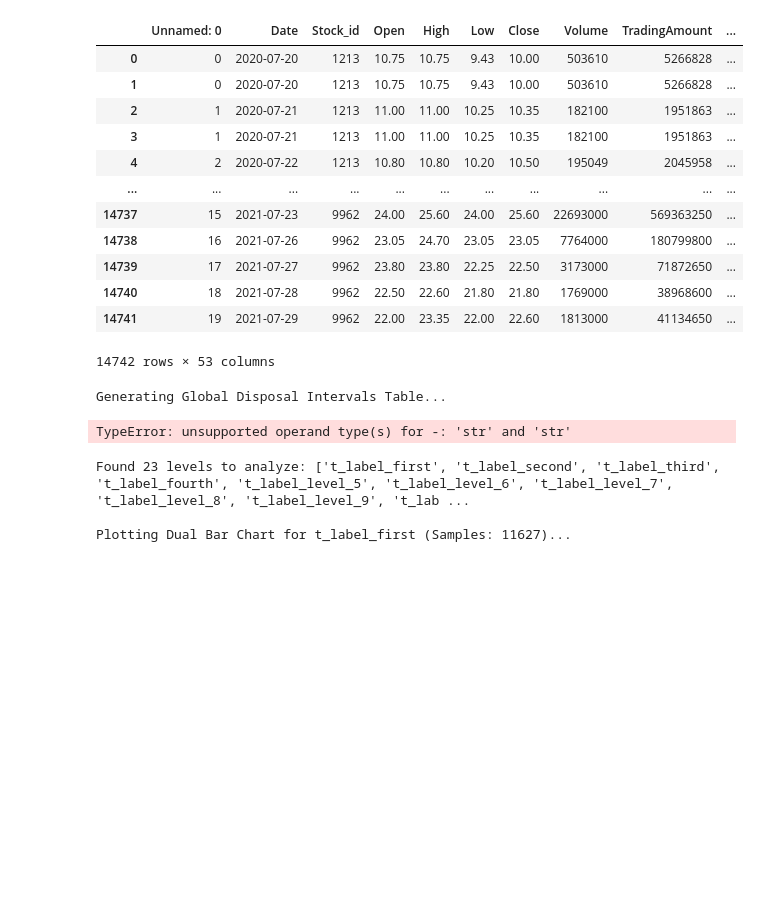
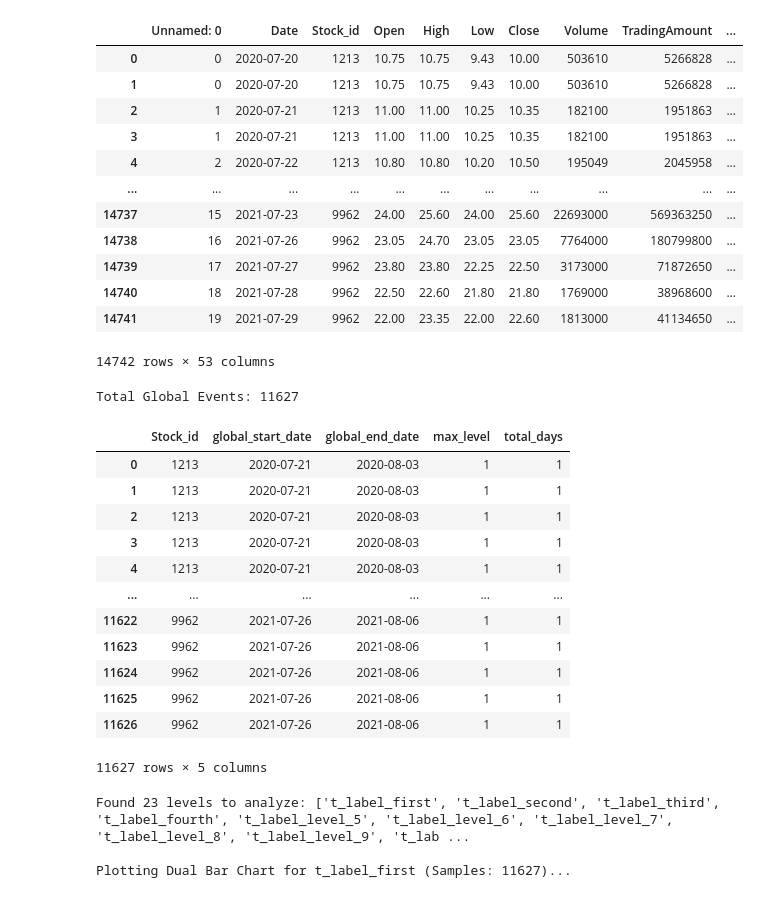
Before and after one commit to Xin95172/Quant, a Jupyter notebook: projects/disposal/main.ipynb, the cells around one changed output. Saved outputs shown, nothing was run; the diff lists cells and outputs as text; code cells hidden in the pictures; blank space fills up the shorter version.

```diff
--- a/projects/disposal/main.ipynb
+++ b/projects/disposal/main.ipynb
@@ -335,42 +335,42 @@ Columns: ['Unnamed: 0', 'Date', 'Stock_id', 'Open', 'High', 'Low', 'Close', 'Vol
 # %%
 # [Analysis Step 2] 全區間處置事件列表 (Global Intervals)
 # 不分第一次、第二次處置，僅列出每一連續處置事件的「開始」與「結束」時間
 
-# 嘗試讀取 processed_disposal (若變數不在記憶體中則讀檔)
-if 'processed_disposal' not in locals():
-    try:
-        processed_disposal = pd.read_csv('../../data/disposal/processed_disposal_events.csv')
-        processed_disposal['event_start_date'] = pd.to_datetime(processed_disposal['event_start_date'])
-        processed_disposal['event_end_date'] = pd.to_datetime(processed_disposal['event_end_date'])
-    except:
-        print("Processed disposal data not found.")
-        processed_disposal = pd.DataFrame()
-
-if not processed_disposal.empty:
-    print("Generating Global Disposal Intervals Table...")
-
-    # 邏輯：合併連續處置
-    df_events = processed_disposal.sort_values(['Stock_id', 'event_start_date']).copy()
+if not df.empty:
+    # 合併連續處置
+    df_events = df.sort_values(['Stock_id', 'event_start_date']).copy()
     df_events['event_group_id'] = (df_events['disposal_level'] == 1).cumsum()
 
     global_events = df_events.groupby(['Stock_id', 'event_group_id']).agg(
         global_start_date=('event_start_date', 'min'),
         global_end_date=('event_end_date', 'max'),
         max_level=('disposal_level', 'max'),
         total_days=('event_end_date', lambda x: (x.max() - x.min()).days + 1)
     ).reset_index()
 
     global_events = global_events.drop(columns=['event_group_id'])
 
     # 顯示完整表格 (使用 display 確保可以滑動查看)
     print(f"Total Global Events: {len(global_events)}")
     display(global_events)
 
 else:
     print("No data available for analysis.")
 # %% [output]
-Generating Global Disposal Intervals Table...
+Total Global Events: 11627
+|  | Stock_id | global_start_date | global_end_date | max_level | total_days |
+| 0 | 1213 | 2020-07-21 | 2020-08-03 | 1 | 1 |
+| 1 | 1213 | 2020-07-21 | 2020-08-03 | 1 | 1 |
+| 2 | 1213 | 2020-07-21 | 2020-08-03 | 1 | 1 |
+| 3 | 1213 | 2020-07-21 | 2020-08-03 | 1 | 1 |
+| 4 | 1213 | 2020-07-21 | 2020-08-03 | 1 | 1 |
+| ... | ... | ... | ... | ... | ... |
+| 11622 | 9962 | 2021-07-26 | 2021-08-06 | 1 | 1 |
+| 11623 | 9962 | 2021-07-26 | 2021-08-06 | 1 | 1 |
+| 11624 | 9962 | 2021-07-26 | 2021-08-06 | 1 | 1 |
+| 11625 | 9962 | 2021-07-26 | 2021-08-06 | 1 | 1 |
+| 11626 | 9962 | 2021-07-26 | 2021-08-06 | 1 | 1 |
-TypeError: unsupported operand type(s) for -: 'str' and 'str'
+11627 rows × 5 columns
 # %%
 # [Analysis Step 2.1] 計算各時間點的平均報酬與樣本數 (Multi-Level)
 # 迴圈繪製所有處置層級 (First, Second, Third, ... etc.)
```
